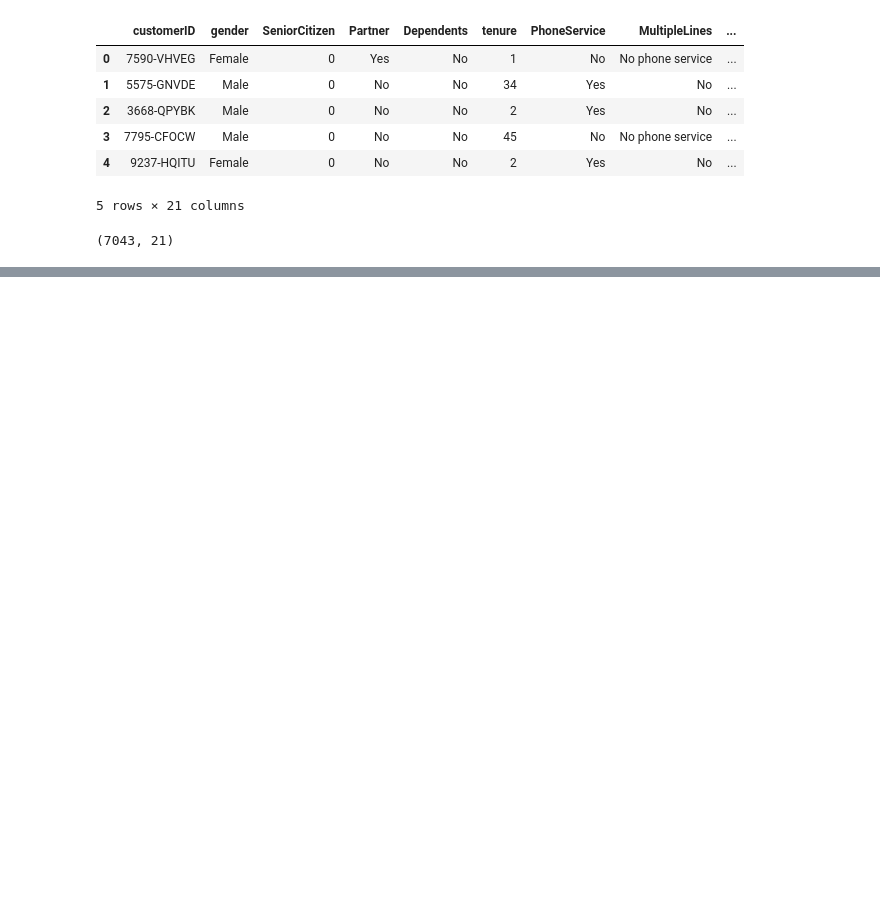
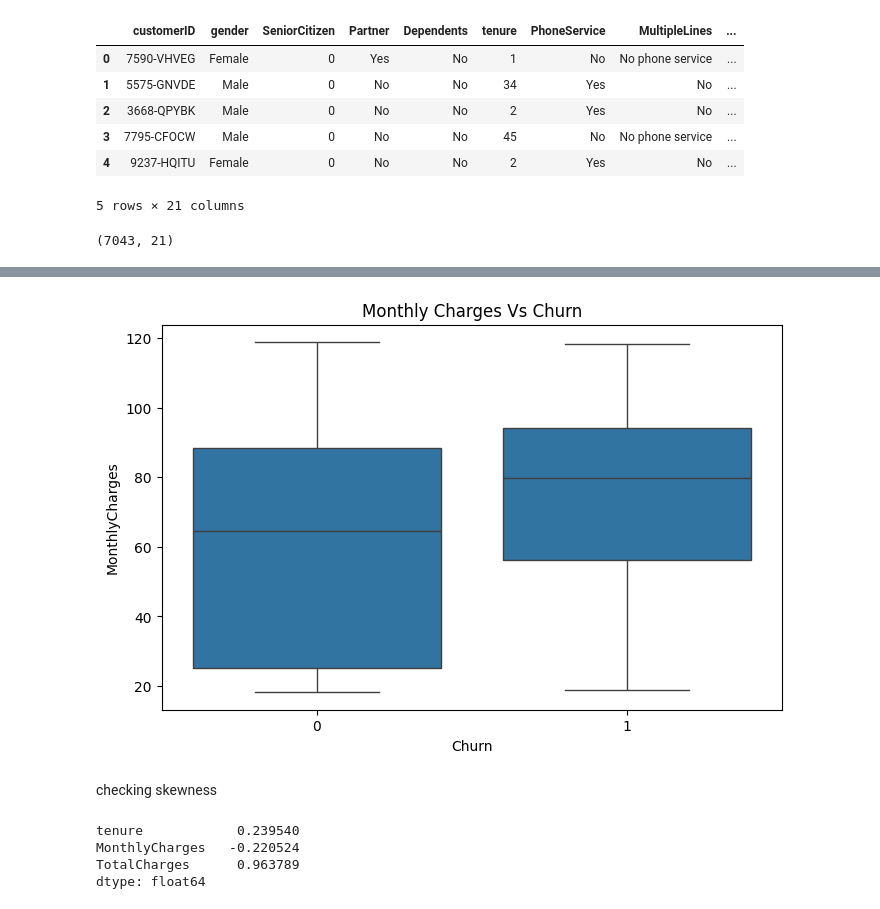
Before and after one commit to zhassanofficial/ML_Projects, a Jupyter notebook: customer_churn_prediction/main.ipynb, the cells around one changed output, grey strips where cells are left out. Drawn from its saved outputs; the diff is of its cells as text; code cells hidden in the pictures; blank space fills up the shorter version.

```diff
--- a/customer_churn_prediction/main.ipynb
+++ b/customer_churn_prediction/main.ipynb
@@ -20,0 +156,19 @@ df.shape
+# %%
+# Are higher monthly charges linked to churn?
+plt.figure(figsize=(8,5))
+sns.boxplot(data = df, x = 'Churn', y = 'MonthlyCharges')
+plt.title('Monthly Charges Vs Churn')
+plt.show()
+# %% [output]
+[figure, added]
+# %% [markdown]
+checking skewness
+# %%
+# Check skewness for all numeric columns
+numeric_cols = ['tenure', 'MonthlyCharges', 'TotalCharges']
+print(df[numeric_cols].skew())
+# %% [output]
+tenure            0.239540
+MonthlyCharges   -0.220524
+TotalCharges      0.963789
+dtype: float64
```
Also changed, not shown: parts of 16 cells of this notebook.
